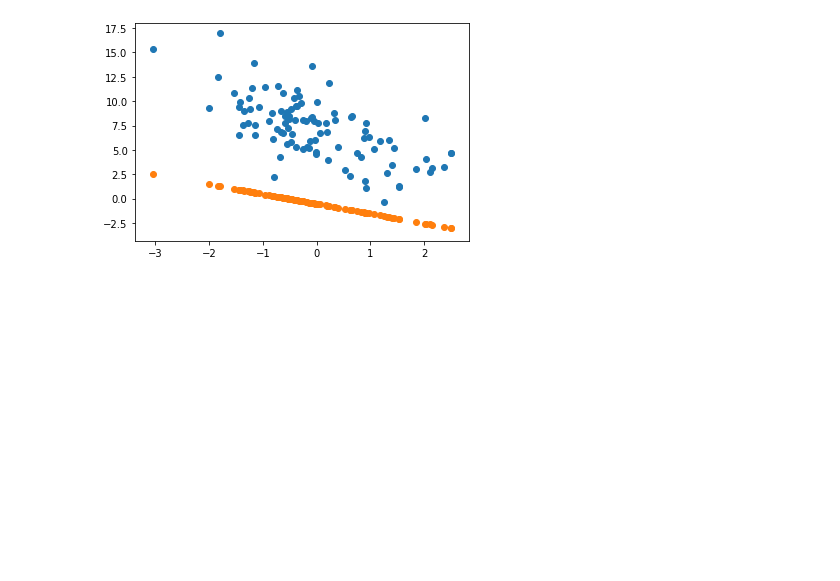
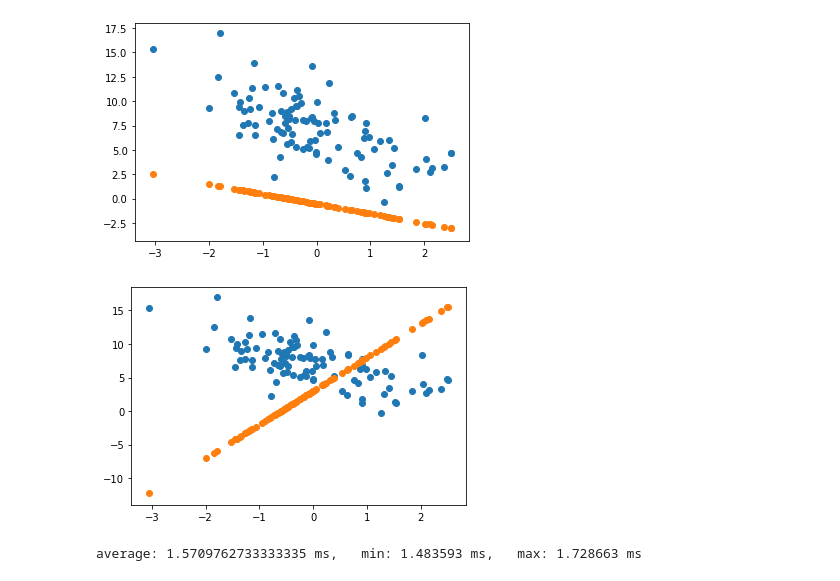
Before and after one commit to Unthrottled/fast-ai-swift, a Jupyter notebook: auto_diffy.ipynb, the cells around one changed output. Drawn from its saved outputs; the diff is of its cells as text; code cells hidden in the pictures; blank space fills up the shorter version.

```diff
--- a/auto_diffy.ipynb
+++ b/auto_diffy.ipynb
@@ -209,0 +230,21 @@ assertEquals(ddxMSE, ddxMean.broadcasted(to: ddxMSE.shape), "Expected auto mse g
+# %%
+showYHat(yHat: denseLayerCombination(inputTensor: A,
+                                     weightParameter: weightParameter,
+                                     biasParameter: biasParameter))
+# %% [output]
+[figure, added]
+# %%
+timeTrials(trials: 300) {
+    let (activations, activationChain) = valueWithPullback(at: A,
+                                                            weightParameter,
+                                                            biasParameter,
+                                                           in: denseLayerCombination)
+    let (ddxActivations, _) =  pullback(at: activations,
+                                      yValidationPoints,
+                                  in: meanSquaredErrorOfTensor)(TensorFloat(1))
+    let (__, ddxWeightParam, ddxBiasParam) = activationChain(ddxActivations)
+    weightParameter -= learningRate * ddxWeightParam
+    biasParameter -= learningRate * ddxBiasParam
+}
+# %% [output]
+average: 1.5709762733333335 ms,   min: 1.483593 ms,   max: 1.728663 ms
```
Also changed, not shown: parts of 3 cells of this notebook, 1 other file.
